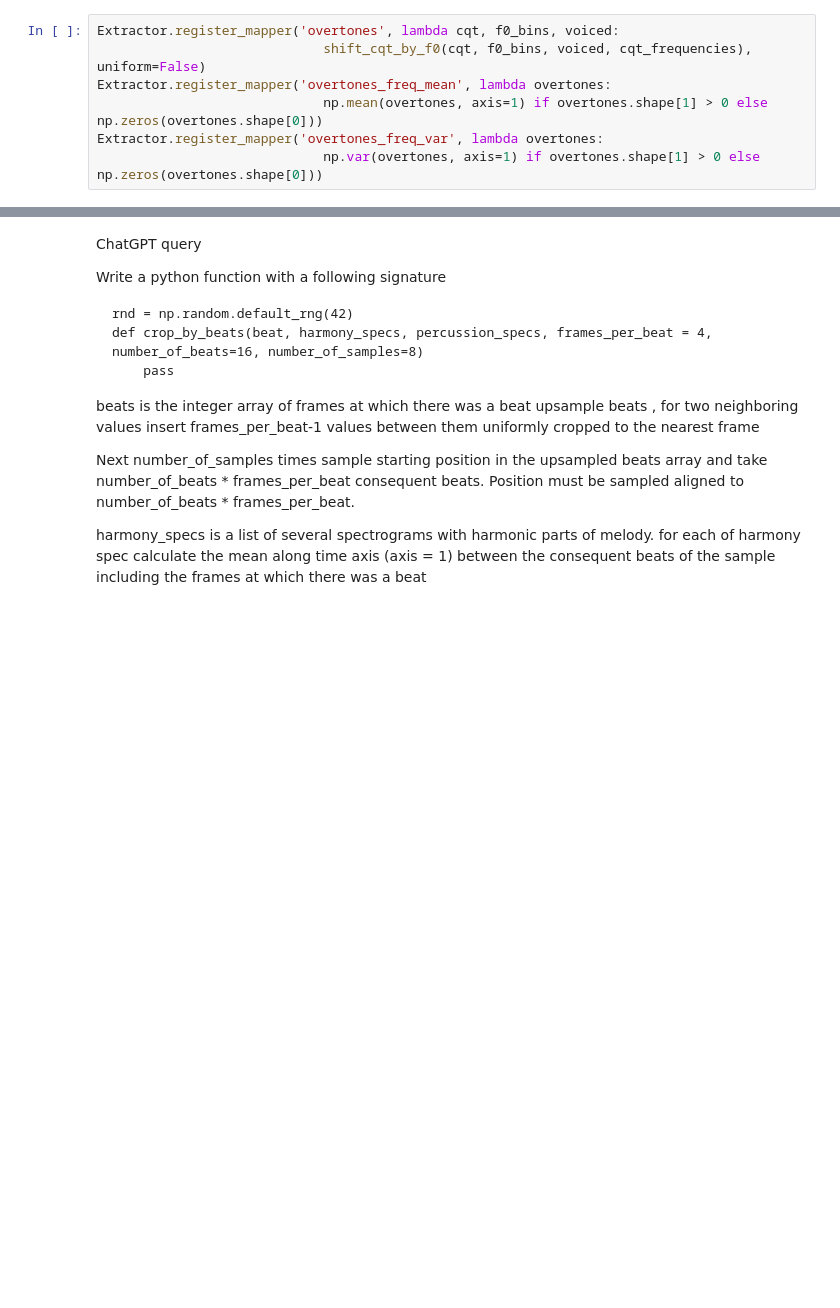
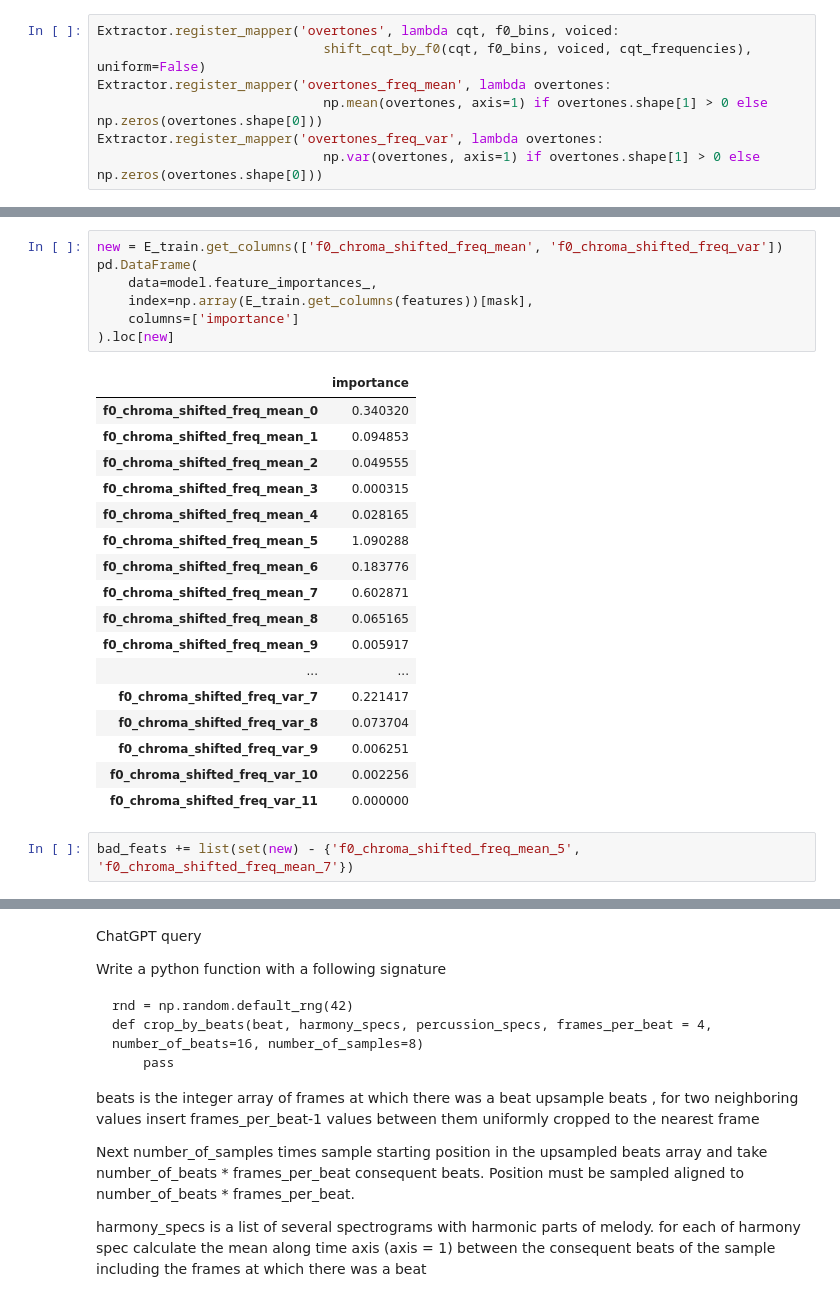
Before and after one commit to dmitrysluch/ariel-tds-music-genre, a Jupyter notebook: genre_detenction_ext.ipynb, the cells around one changed output, grey strips where cells are left out. Saved outputs shown, nothing was run; the diff lists cells and outputs as text; blank space fills up the shorter version.

```diff
--- a/genre_detenction_ext.ipynb
+++ b/genre_detenction_ext.ipynb
@@ -1214,0 +1354,27 @@ model, acc = train_and_evaluate_catboost(
+# %%
+new = E_train.get_columns(['f0_chroma_shifted_freq_mean', 'f0_chroma_shifted_freq_var'])
+pd.DataFrame(
+    data=model.feature_importances_,
+    index=np.array(E_train.get_columns(features))[mask],
+    columns=['importance']
+).loc[new]
+# %% [output]
+|  | importance |
+| f0_chroma_shifted_freq_mean_0 | 0.340320 |
+| f0_chroma_shifted_freq_mean_1 | 0.094853 |
+| f0_chroma_shifted_freq_mean_2 | 0.049555 |
+| f0_chroma_shifted_freq_mean_3 | 0.000315 |
+| f0_chroma_shifted_freq_mean_4 | 0.028165 |
+| f0_chroma_shifted_freq_mean_5 | 1.090288 |
+| f0_chroma_shifted_freq_mean_6 | 0.183776 |
+| f0_chroma_shifted_freq_mean_7 | 0.602871 |
+| f0_chroma_shifted_freq_mean_8 | 0.065165 |
+| f0_chroma_shifted_freq_mean_9 | 0.005917 |
+| ... | ... |
+| f0_chroma_shifted_freq_var_7 | 0.221417 |
+| f0_chroma_shifted_freq_var_8 | 0.073704 |
+| f0_chroma_shifted_freq_var_9 | 0.006251 |
+| f0_chroma_shifted_freq_var_10 | 0.002256 |
+| f0_chroma_shifted_freq_var_11 | 0.000000 |
+# %%
+bad_feats += list(set(new) - {'f0_chroma_shifted_freq_mean_5', 'f0_chroma_shifted_freq_mean_7'})
```
Also changed, not shown: parts of 39 cells of this notebook.
